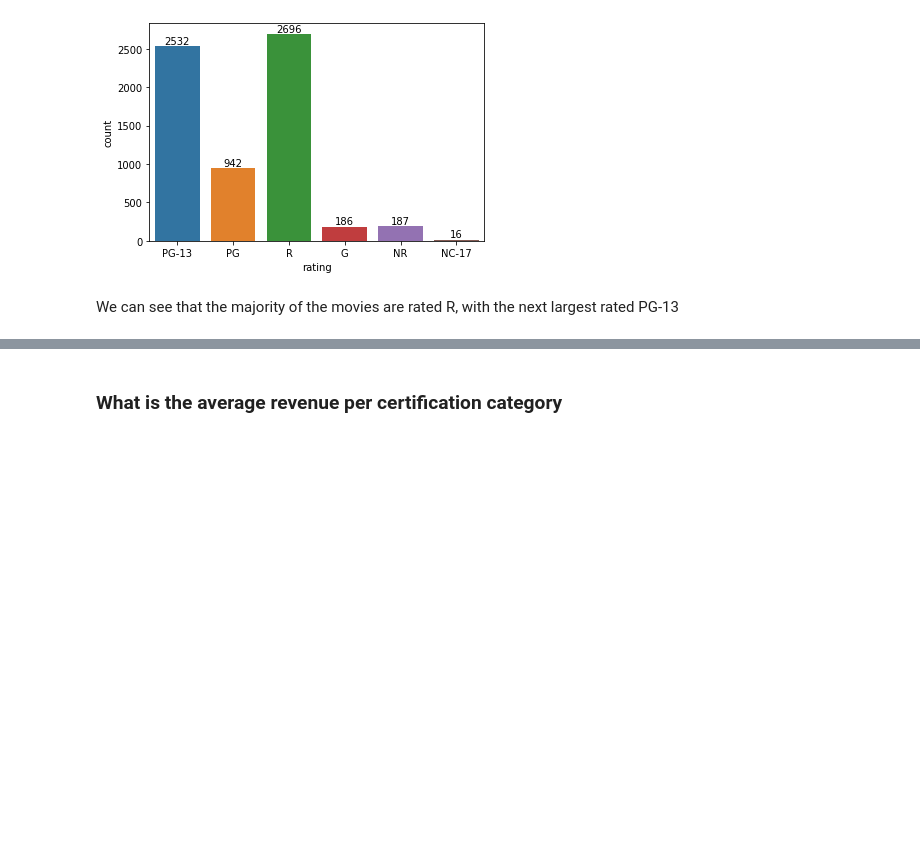
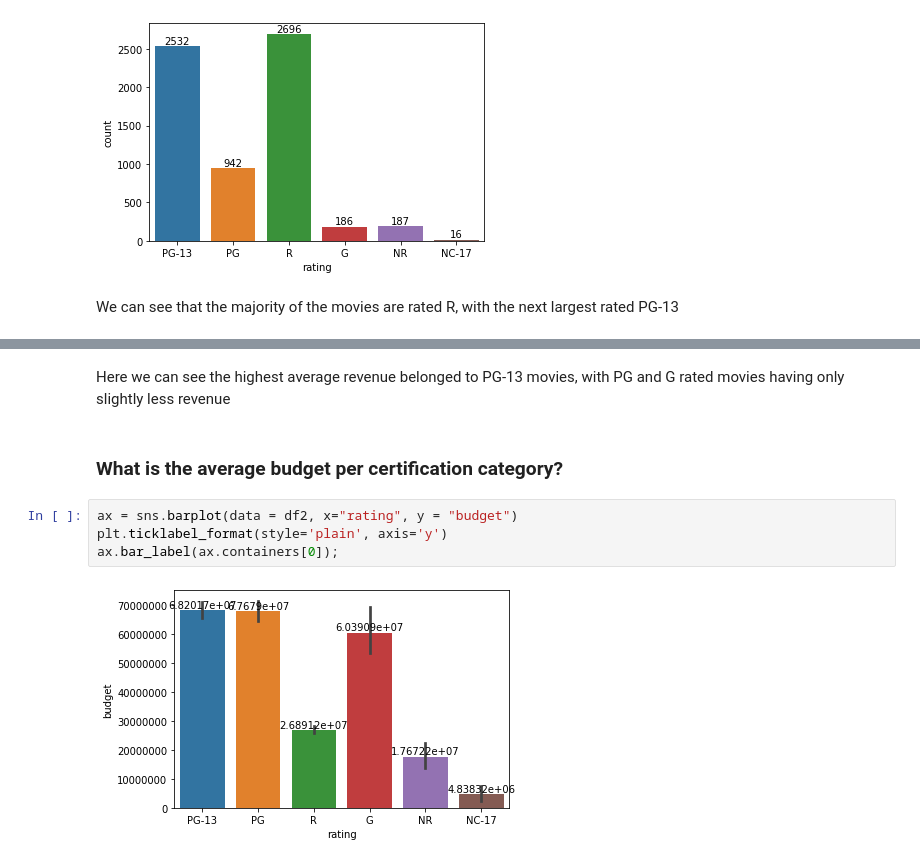
Before and after one commit to SeraphDev6/Movie_Success_Analysis, a Jupyter notebook: 03 Movie_success_EDA.ipynb, the cells around one changed output, grey strips where cells are left out. Cells and saved outputs as stored; diff of their text form; blank space fills up the shorter version.

```diff
--- a/03 Movie_success_EDA.ipynb
+++ b/03 Movie_success_EDA.ipynb
@@ -80,2 +98,10 @@ ax.bar_label(ax.containers[0]);
+# %% [markdown]
+Here we can see the  highest average revenue belonged to PG-13 movies, with PG and G rated movies having only slightly less revenue
 # %% [markdown]
-### What is the average revenue per certification category
+### What is the average budget per certification category?
+# %%
+ax = sns.barplot(data = df2, x="rating", y = "budget")
+plt.ticklabel_format(style='plain', axis='y')
+ax.bar_label(ax.containers[0]);
+# %% [output]
+[figure, added]
```
Also changed, not shown: parts of 12 cells of this notebook.
